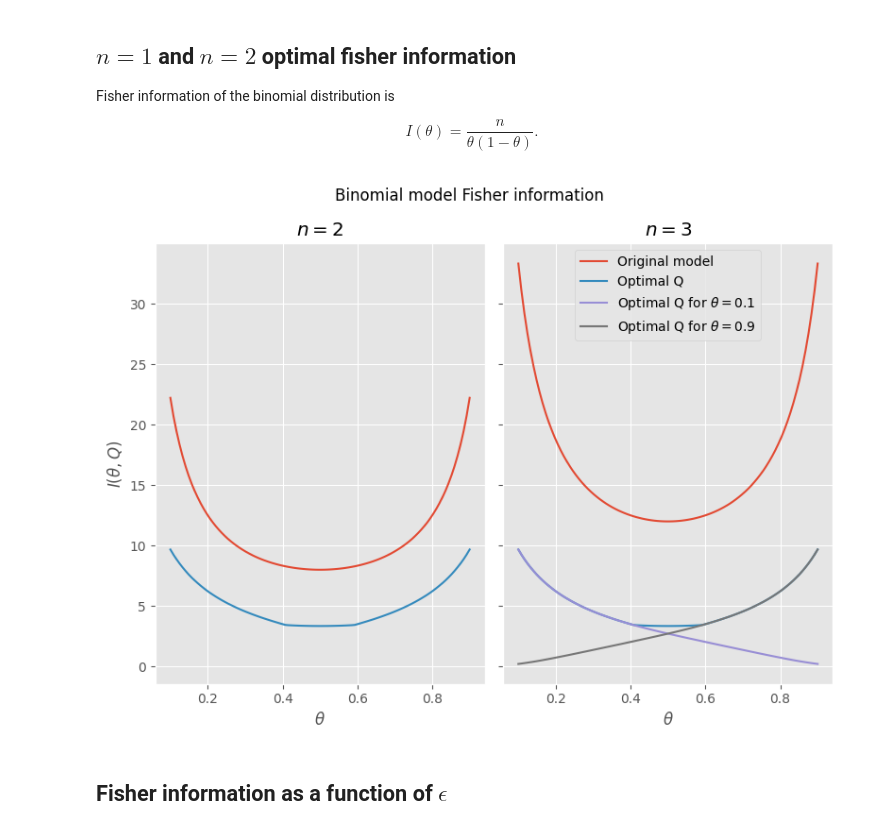
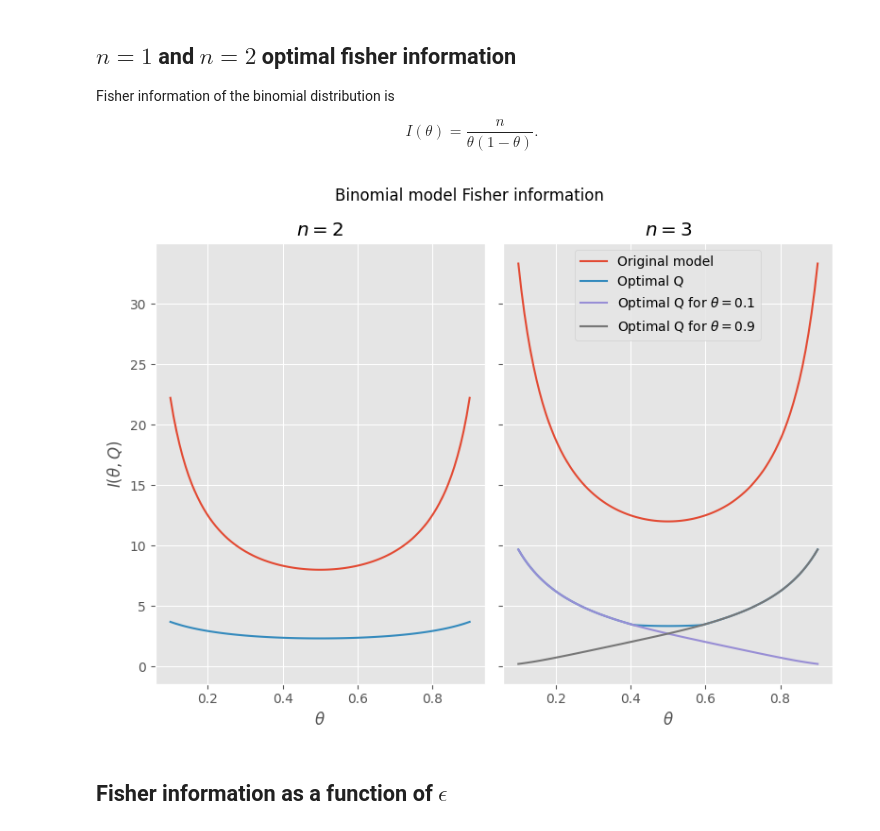
Before and after one commit to MatejVe/locally_efficient_differential_privacy, a Jupyter notebook: linear_programme.ipynb, the cells around one changed output. Drawn from its saved outputs; the diff is of its cells as text; code cells hidden in the pictures.

Commit message:
Update chart

```diff
--- a/linear_programme.ipynb
+++ b/linear_programme.ipynb
@@ -292,10 +292,14 @@ fig, ax = plt.subplots(ncols=2, figsize=(8, 6), sharey=True)
 
 # n=2
 orig_fisher_infs = fisher_information_original(n=2, theta=thetas)
-privatized_opt_fisher_infs = np.zeros(thetas.shape)
-for i, theta in enumerate(thetas):
-    opt_q_matrix, max_fisher = binom_optimal_privacy(n_trials=2, epsilon=EPSILON, theta=theta)
-    privatized_opt_fisher_infs[i] = max_fisher
+privatized_opt_fisher_infs = list()
+for theta in thetas:
+    opt_q_matrix, _ = binom_optimal_privacy(n_trials=1, epsilon=EPSILON, theta=theta)
+    reduced_q_matrix = reduce_optimal_matrix(opt_q_matrix)
+    p_theta = binom.pmf(np.arange(2), 1, theta)
+    p_theta_dot = [binom_derivative(i, n=1, theta=theta) for i in range(2)]
+
+    privatized_opt_fisher_infs.append(fisher_information_privatized(reduced_q_matrix, p_theta, p_theta_dot))
 
 ax[0].plot(thetas, orig_fisher_infs, label="Original model")
 ax[0].plot(thetas, privatized_opt_fisher_infs, label="Optimal Q")
@@ -311,34 +315,34 @@ small_theta_opt_matrix, _ = binom_optimal_privacy(n_trials=2, epsilon=EPSILON, t
 small_theta_Q_reduced = reduce_optimal_matrix(small_theta_opt_matrix)
 big_theta_opt_matrix, _ = binom_optimal_privacy(n_trials=2, epsilon=EPSILON, theta=0.9)
 big_theta_Q_reduced = reduce_optimal_matrix(big_theta_opt_matrix)
 
 small_theta_fishers = list()
 big_theta_fishers = list()
 
 for i, theta in enumerate(thetas):
     p_theta = binom.pmf(np.arange(3), 2, theta)
     p_theta_dot = [binom_derivative(i, n=2, theta=theta) for i in range(3)]
 
     opt_q_matrix, _ = binom_optimal_privacy(n_trials=2, epsilon=EPSILON, theta=theta)
     opt_q_matrix_reduced = reduce_optimal_matrix(opt_q_matrix)
     privatized_opt_fisher_infs.append(fisher_information_privatized(opt_q_matrix_reduced, p_theta, p_theta_dot))
     small_theta_fishers.append(fisher_information_privatized(small_theta_Q_reduced, p_theta, p_theta_dot))
     big_theta_fishers.append(fisher_information_privatized(big_theta_Q_reduced, p_theta, p_theta_dot))
 
 
 ax[1].plot(thetas, orig_fisher_infs, label="Original model")
 ax[1].plot(thetas, privatized_opt_fisher_infs, label="Optimal Q")
 ax[1].plot(thetas, small_theta_fishers, label=r"Optimal Q for $\theta = 0.1$")
 ax[1].plot(thetas, big_theta_fishers, label=r"Optimal Q for $\theta = 0.9$")
 ax[1].set_xlabel(r"$\theta$")
 ax[1].set_title("$n=3$")
 ax[1].legend()
 
 plt.suptitle("Binomial model Fisher information")
 plt.tight_layout()
 plt.show()
 # %% [output]
-[figure, old version]
+[figure, new version]
 # %% [markdown]
 ## Fisher information as a function of $\epsilon$
 # %%
```
